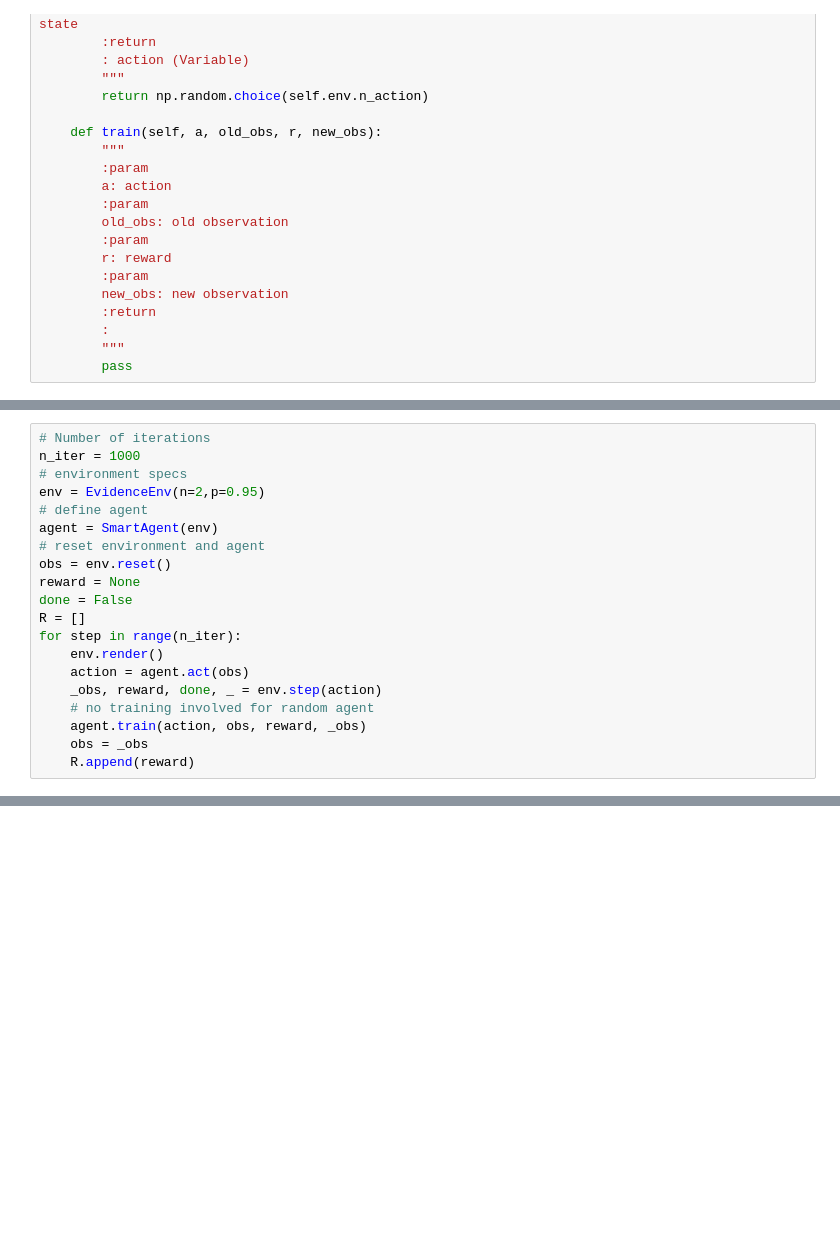
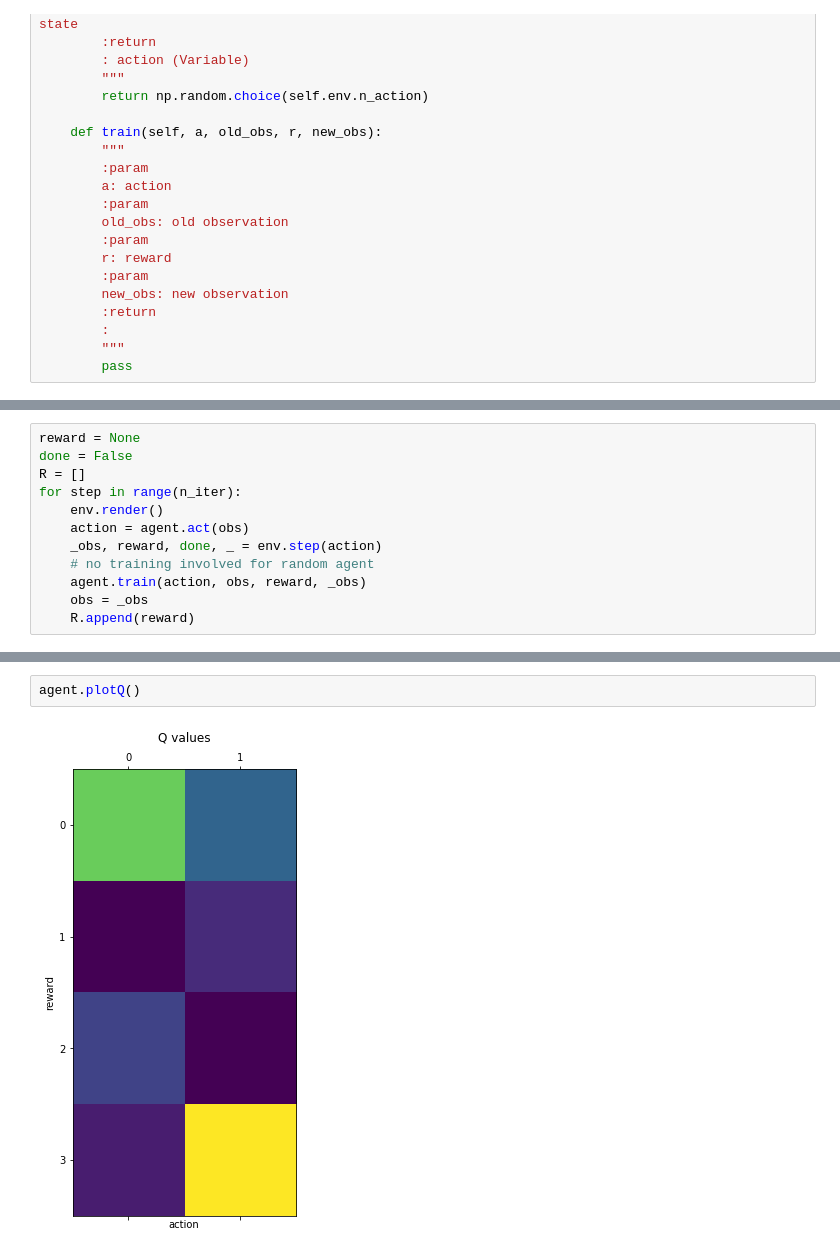
Before and after one commit to Cryptorr/Character-Recognition, a Jupyter notebook: Assignment 5.ipynb, the cells around one changed output, grey strips where cells are left out. Drawn from its saved outputs; the diff is of its cells as text; blank space fills up the shorter version.

```diff
--- a/Assignment 5.ipynb
+++ b/Assignment 5.ipynb
@@ -139,12 +157,4 @@ class SmartAgent(object):
 # %%
-# Number of iterations
-n_iter = 1000
-# environment specs
-env = EvidenceEnv(n=2,p=0.95)
-# define agent
-agent = SmartAgent(env)
-# reset environment and agent
-obs = env.reset()
 reward = None
 done = False
 R = []
@@ -162,0 +187,4 @@ ValueError: setting an array element with a sequence.
+# %%
+agent.plotQ()
+# %% [output]
+[figure, added]
```
Also changed, not shown: parts of 8 cells of this notebook.
